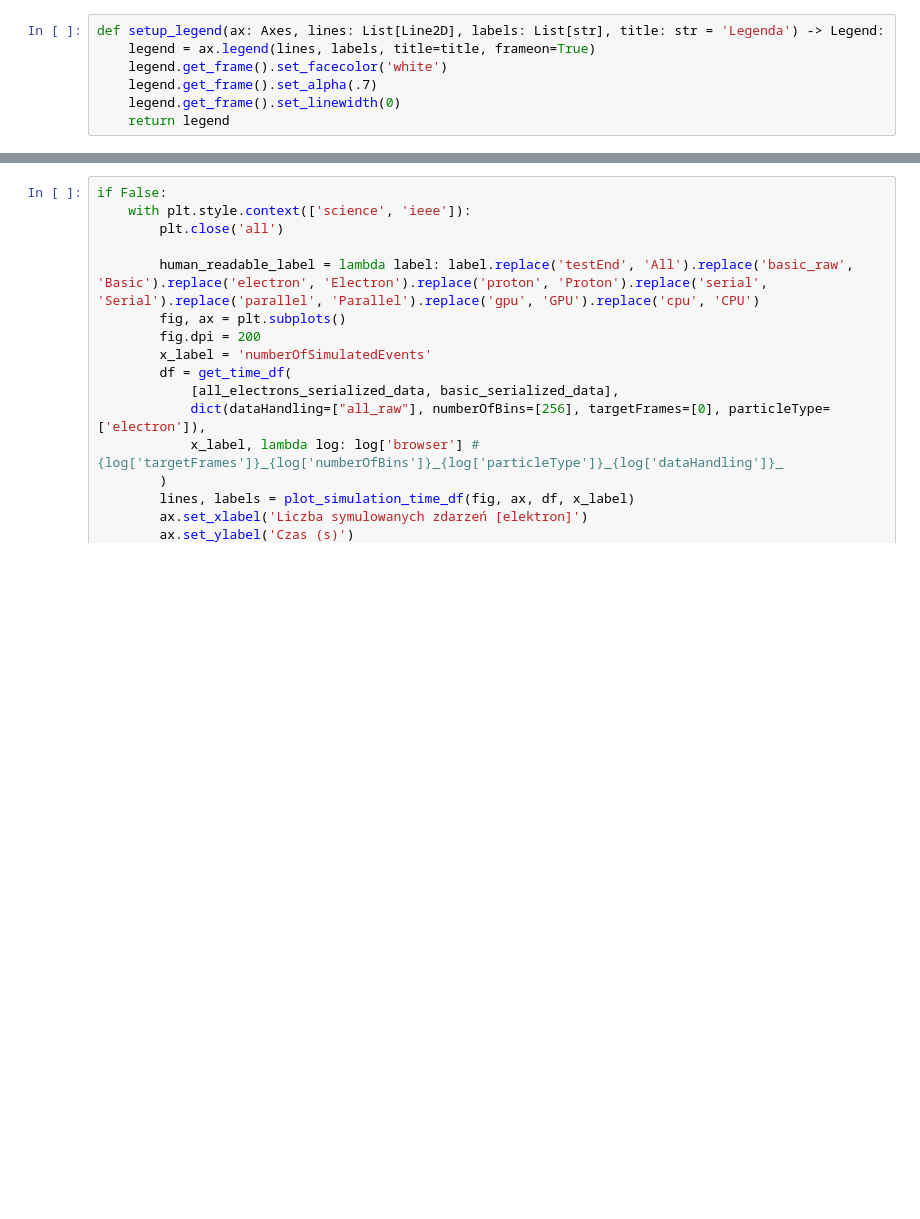
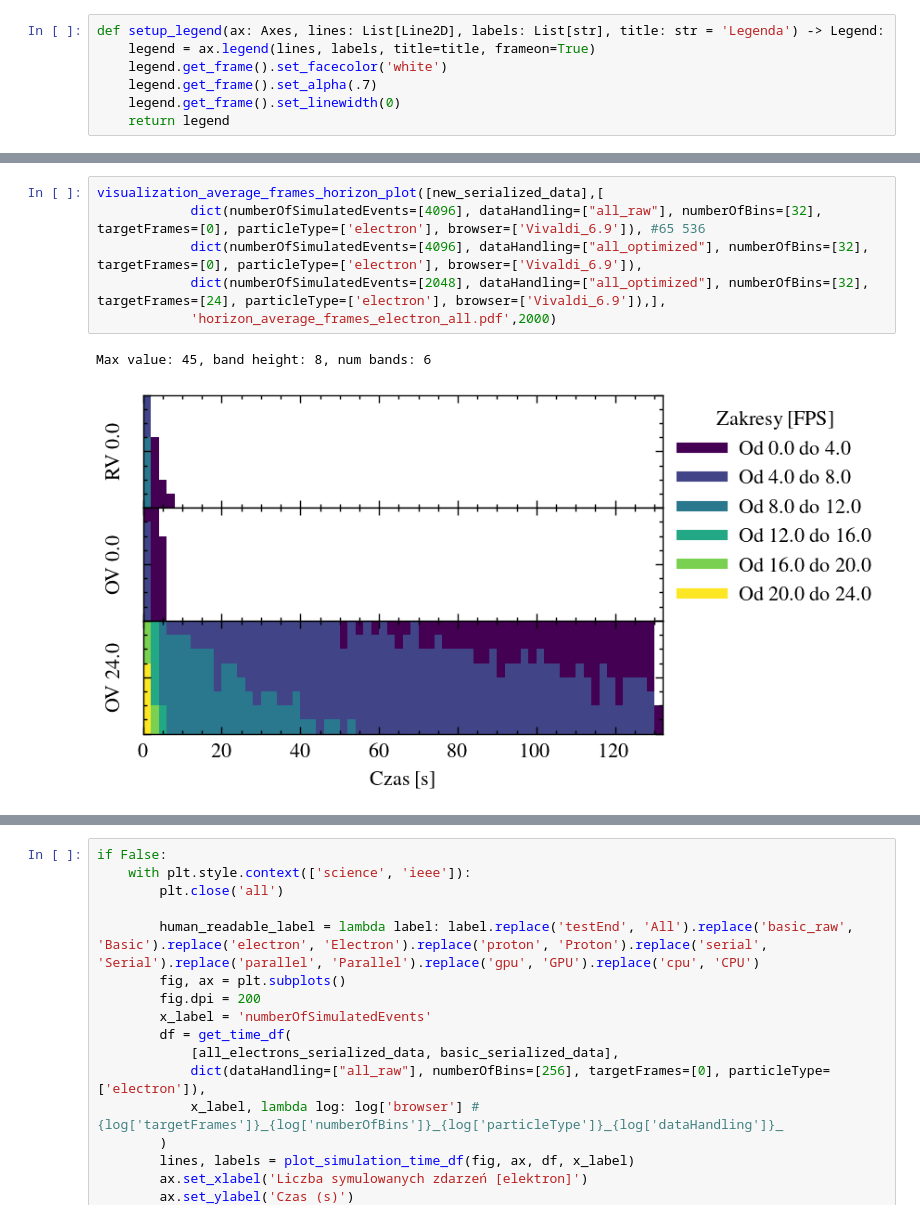
Before and after one commit to Derstilon/geant4-wasm-performance, a Jupyter notebook: result_plot/result_plot.IPYNB, the cells around one changed output, grey strips where cells are left out. Cells and saved outputs as stored; diff of their text form; blank space fills up the shorter version.

```diff
--- a/result_plot/result_plot.IPYNB
+++ b/result_plot/result_plot.IPYNB
@@ -433,0 +767,9 @@ B) Porównanie czasu inicjalizacji symulatora z uruchomieniem lub bez uruchomien
+# %%
+visualization_average_frames_horizon_plot([new_serialized_data],[
+            dict(numberOfSimulatedEvents=[4096], dataHandling=["all_raw"], numberOfBins=[32], targetFrames=[0], particleType=['electron'], browser=['Vivaldi_6.9']), #65 536
+            dict(numberOfSimulatedEvents=[4096], dataHandling=["all_optimized"], numberOfBins=[32], targetFrames=[0], particleType=['electron'], browser=['Vivaldi_6.9']),
+            dict(numberOfSimulatedEvents=[2048], dataHandling=["all_optimized"], numberOfBins=[32], targetFrames=[24], particleType=['electron'], browser=['Vivaldi_6.9']),],
+            'horizon_average_frames_electron_all.pdf',2000)
+# %% [output]
+Max value: 45, band height: 8, num bands: 6
+[figure, added]
```
Also changed, not shown: parts of 45 cells of this notebook, 5 other files.
